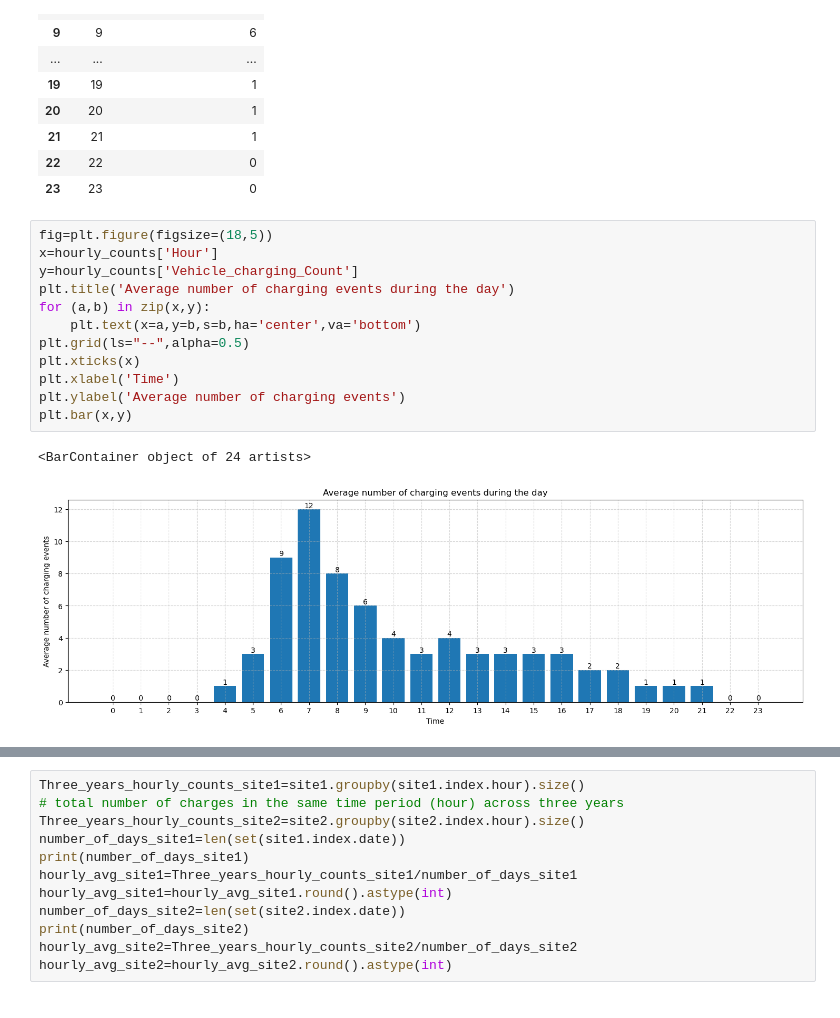
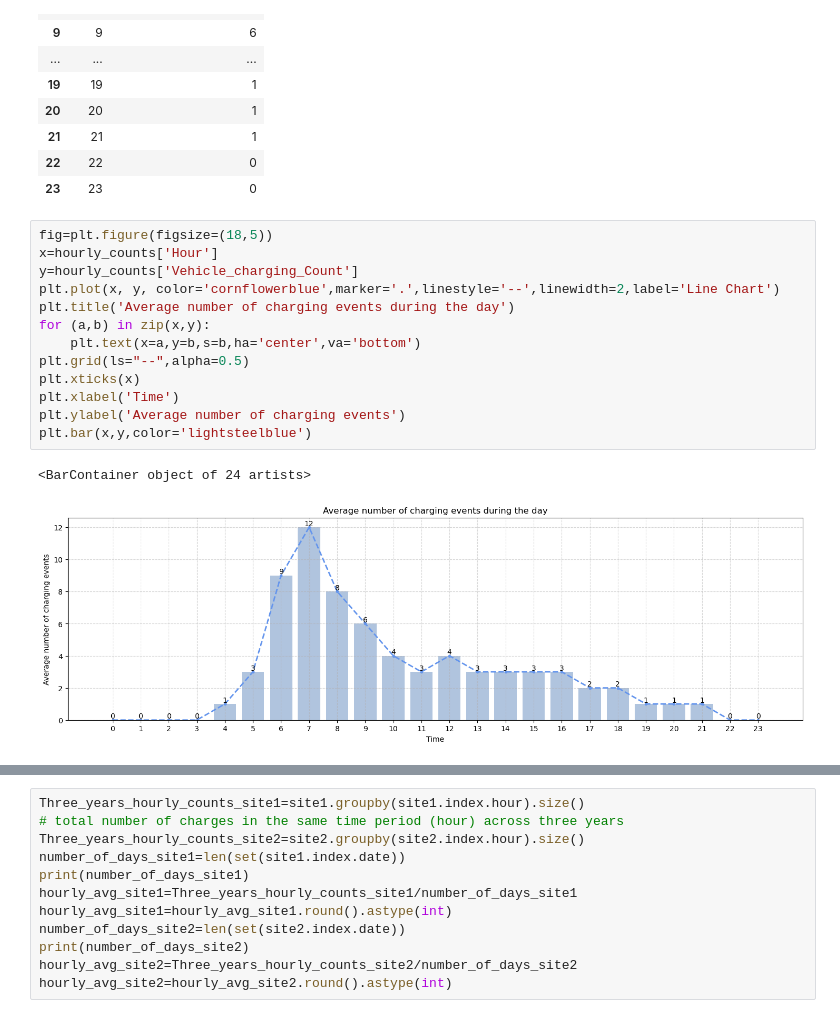
Before and after one commit to JanRkck/AA24, a Jupyter notebook: Descriptive Analytics (a) and (c).ipynb, the cells around one changed output, grey strips where cells are left out. Saved outputs shown, nothing was run; the diff lists cells and outputs as text.

```diff
--- a/Descriptive Analytics (a) and (c).ipynb
+++ b/Descriptive Analytics (a) and (c).ipynb
@@ -198,15 +198,16 @@ hourly_counts
 # %%
 fig=plt.figure(figsize=(18,5))
 x=hourly_counts['Hour']
 y=hourly_counts['Vehicle_charging_Count']
+plt.plot(x, y, color='cornflowerblue',marker='.',linestyle='--',linewidth=2,label='Line Chart')
 plt.title('Average number of charging events during the day')
 for (a,b) in zip(x,y):
     plt.text(x=a,y=b,s=b,ha='center',va='bottom')
 plt.grid(ls="--",alpha=0.5)
 plt.xticks(x)
 plt.xlabel('Time')
 plt.ylabel('Average number of charging events')
-plt.bar(x,y)
+plt.bar(x,y,color='lightsteelblue')
 # %% [output]
 <BarContainer object of 24 artists>
-[figure, old version]
+[figure, new version]
```
Also changed, not shown: parts of 14 cells of this notebook.
